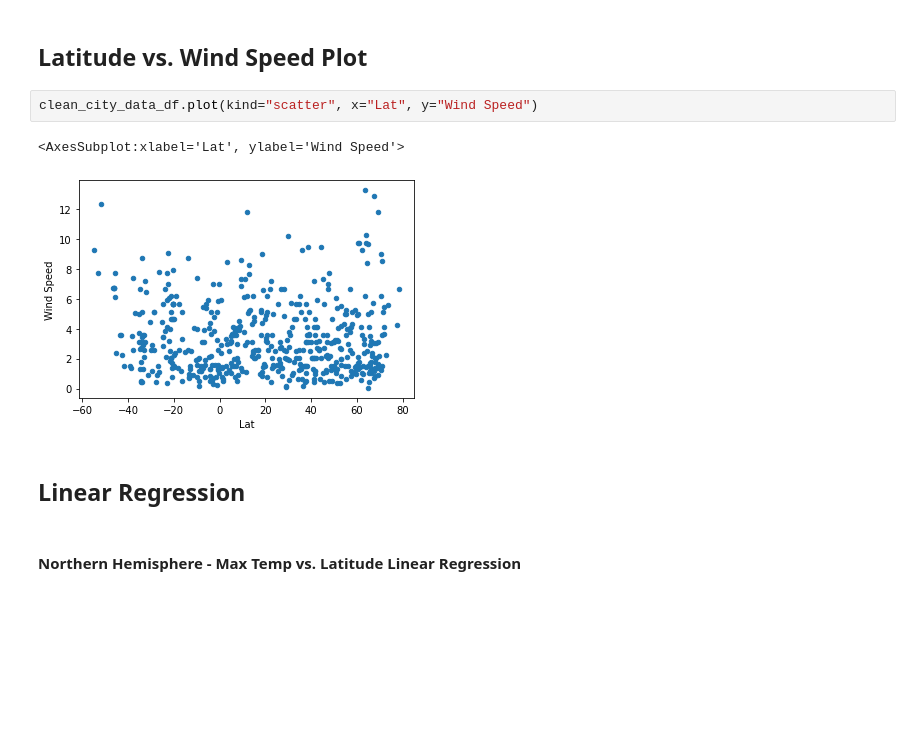
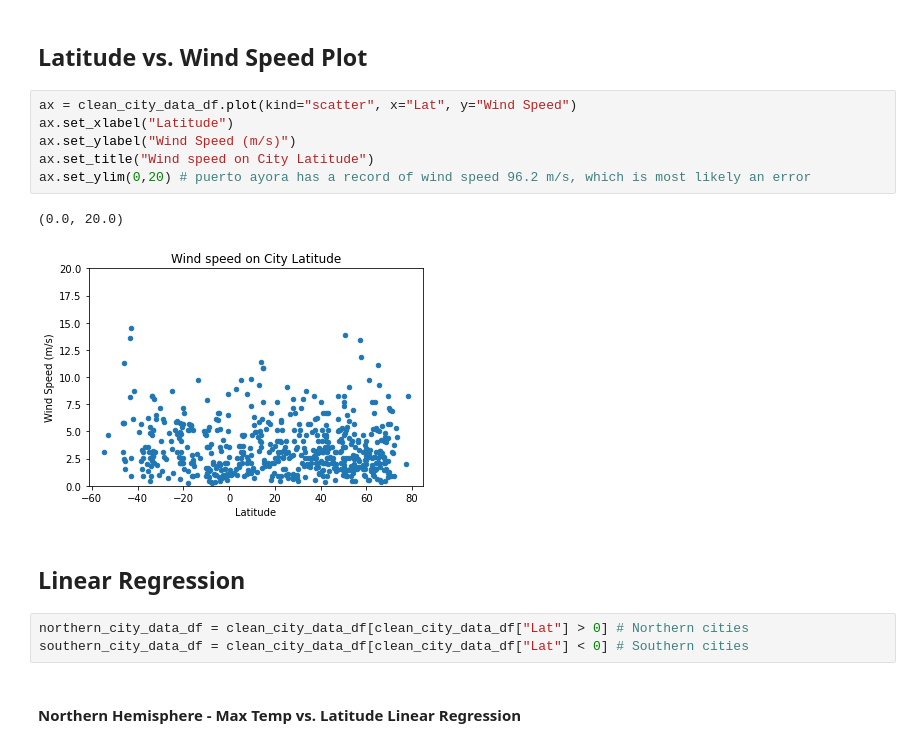
Before and after one commit to tolgacaglar/python-api-challenge, a Jupyter notebook: src/WeatherPy.ipynb, the cells around one changed output. Saved outputs shown, nothing was run; the diff lists cells and outputs as text; blank space fills up the shorter version.

```diff
--- a/src/WeatherPy.ipynb
+++ b/src/WeatherPy.ipynb
@@ -202,11 +213,18 @@ clean_city_data_df.plot(kind="scatter", x="Lat", y="Cloudiness")
 # %% [markdown]
 ## Latitude vs. Wind Speed Plot
-# %%
-clean_city_data_df.plot(kind="scatter", x="Lat", y="Wind Speed")
-# %% [output]
-<AxesSubplot:xlabel='Lat', ylabel='Wind Speed'>
-[figure, removed]
+# %%
+ax = clean_city_data_df.plot(kind="scatter", x="Lat", y="Wind Speed")
+ax.set_xlabel("Latitude")
+ax.set_ylabel("Wind Speed (m/s)")
+ax.set_title("Wind speed on City Latitude")
+ax.set_ylim(0,20) # puerto ayora has a record of wind speed 96.2 m/s, which is most likely an error
+# %% [output]
+(0.0, 20.0)
+[figure, added]
 # %% [markdown]
 ## Linear Regression
+# %%
+northern_city_data_df = clean_city_data_df[clean_city_data_df["Lat"] > 0] # Northern cities
+southern_city_data_df = clean_city_data_df[clean_city_data_df["Lat"] < 0] # Southern cities
 # %% [markdown]
 ####  Northern Hemisphere - Max Temp vs. Latitude Linear Regression
```
Also changed, not shown: parts of 14 cells of this notebook, 3 other files.
